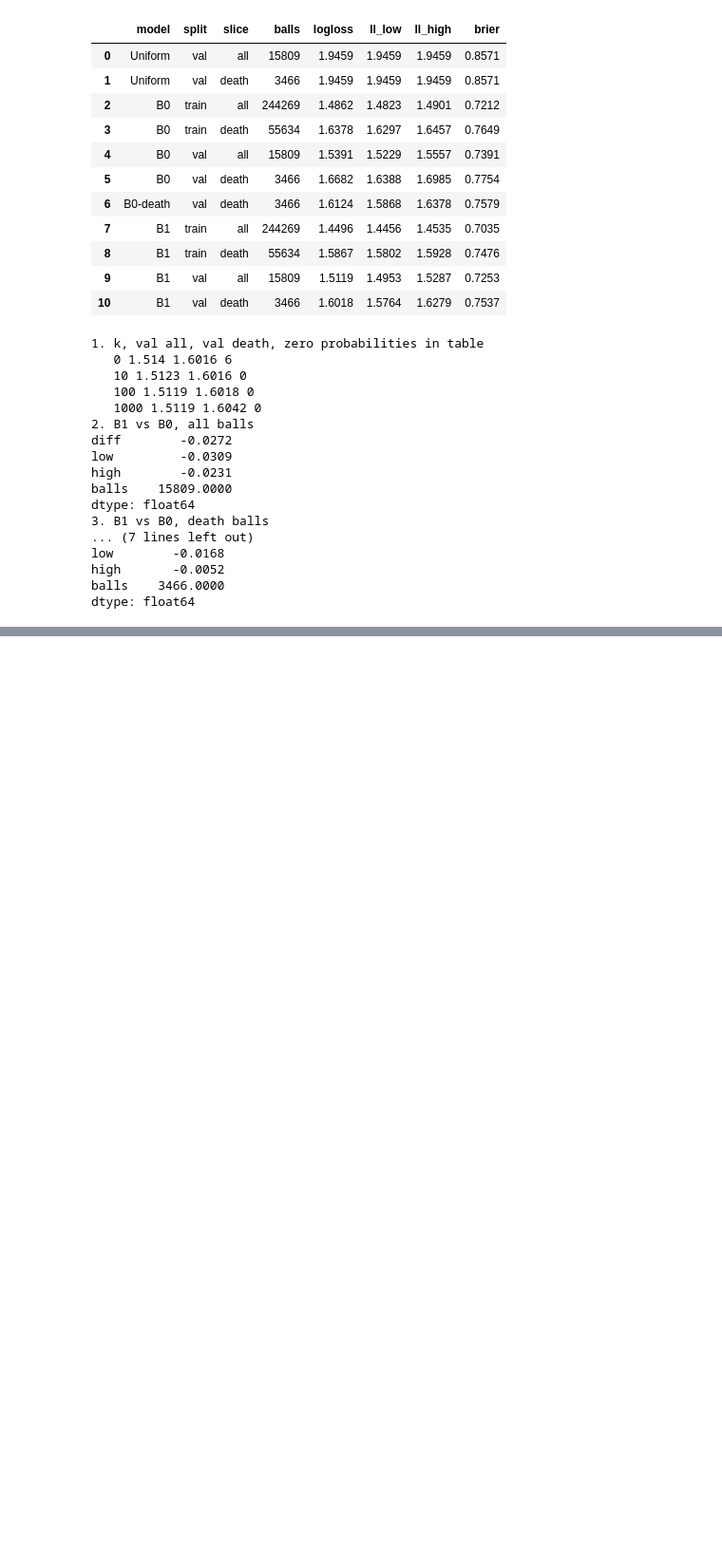
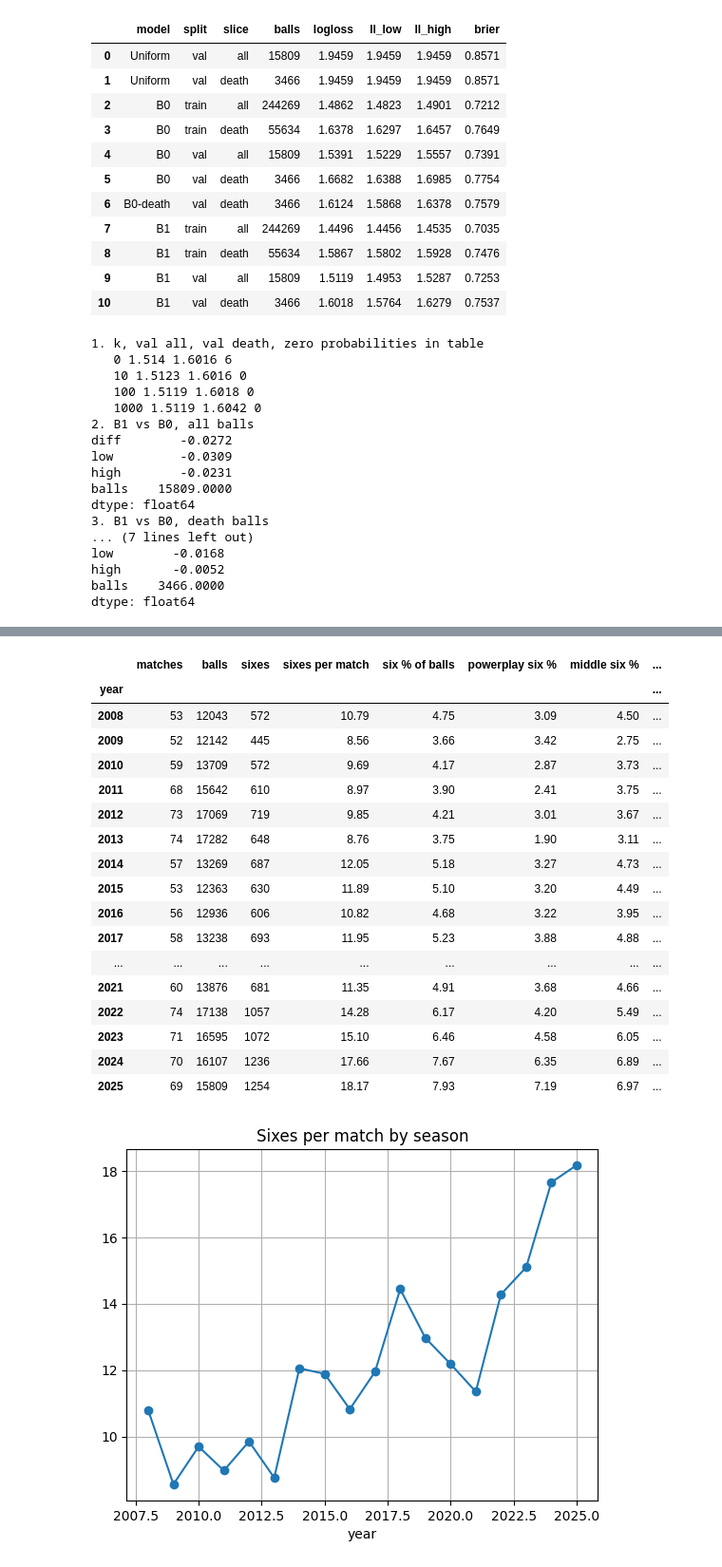
Before and after one commit to arjunnamburi/ml_death_overs_ipl, a Jupyter notebook: notebooks/models.ipynb, the cells around one changed output, grey strips where cells are left out. Shown at 95% size. Cells and saved outputs as stored; diff of their text form; code cells hidden in the pictures; blank space fills up the shorter version.

```diff
--- a/notebooks/models.ipynb
+++ b/notebooks/models.ipynb
@@ -372,0 +432,34 @@ dtype: float64
+# %%
+# Sixes per match and six rate by season (train + 2025 only; 2026 stays unseen)
+SIX = CLASSES.index('6')
+s = d.assign(six=(d['y'] == SIX))
+by_season = s.groupby('year').agg(matches=('match_id', 'nunique'), balls=('six', 'size'), sixes=('six', 'sum'))
+by_season['sixes per match'] = by_season['sixes'] / by_season['matches']
+by_season['six % of balls'] = 100 * by_season['sixes'] / by_season['balls']
+
+# Same six rate, split by phase
+by_phase = 100 * s.pivot_table(index='year', columns='match_phase', values='six', aggfunc='mean', observed=True)
+by_phase.columns = [f'{p} six %' for p in by_phase.columns]
+
+display(by_season.join(by_phase).round(2))
+by_season['sixes per match'].plot(marker='o', title='Sixes per match by season', grid=True);
+# %% [output]
+|  | matches | balls | sixes | sixes per match | six % of balls | powerplay six % | middle six % | ... |
+| year |  |  |  |  |  |  |  | ... |
+| 2008 | 53 | 12043 | 572 | 10.79 | 4.75 | 3.09 | 4.50 | ... |
+| 2009 | 52 | 12142 | 445 | 8.56 | 3.66 | 3.42 | 2.75 | ... |
+| 2010 | 59 | 13709 | 572 | 9.69 | 4.17 | 2.87 | 3.73 | ... |
+| 2011 | 68 | 15642 | 610 | 8.97 | 3.90 | 2.41 | 3.75 | ... |
+| 2012 | 73 | 17069 | 719 | 9.85 | 4.21 | 3.01 | 3.67 | ... |
+| 2013 | 74 | 17282 | 648 | 8.76 | 3.75 | 1.90 | 3.11 | ... |
+| 2014 | 57 | 13269 | 687 | 12.05 | 5.18 | 3.27 | 4.73 | ... |
+| 2015 | 53 | 12363 | 630 | 11.89 | 5.10 | 3.20 | 4.49 | ... |
+| 2016 | 56 | 12936 | 606 | 10.82 | 4.68 | 3.22 | 3.95 | ... |
+| 2017 | 58 | 13238 | 693 | 11.95 | 5.23 | 3.88 | 4.88 | ... |
+| ... | ... | ... | ... | ... | ... | ... | ... | ... |
+| 2021 | 60 | 13876 | 681 | 11.35 | 4.91 | 3.68 | 4.66 | ... |
+| 2022 | 74 | 17138 | 1057 | 14.28 | 6.17 | 4.20 | 5.49 | ... |
+| 2023 | 71 | 16595 | 1072 | 15.10 | 6.46 | 4.58 | 6.05 | ... |
+| 2024 | 70 | 16107 | 1236 | 17.66 | 7.67 | 6.35 | 6.89 | ... |
+| 2025 | 69 | 15809 | 1254 | 18.17 | 7.93 | 7.19 | 6.97 | ... |
+[figure, added]
```
Also changed, not shown: parts of 3 cells of this notebook.
